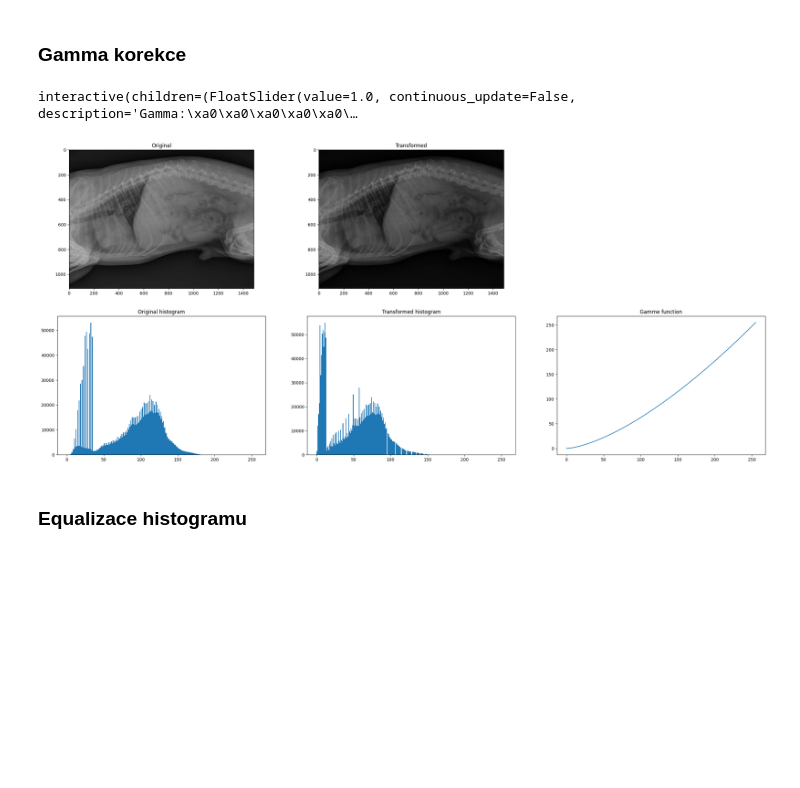
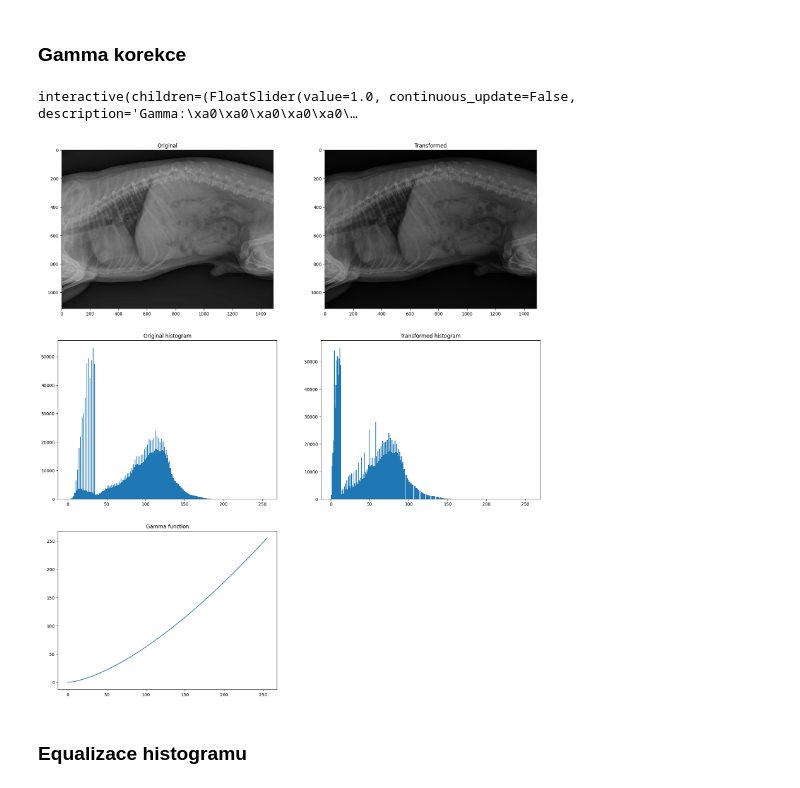
Before and after one commit to ImprolabFIT/BI-SVZ-coursework, a Jupyter notebook: showroom/monadic_operations/index.ipynb, the cells around one changed output. Saved outputs shown, nothing was run; the diff lists cells and outputs as text; code cells hidden in the pictures; blank space fills up the shorter version.

Commit message:
Fix tiny images

```diff
--- a/showroom/monadic_operations/index.ipynb
+++ b/showroom/monadic_operations/index.ipynb
@@ -42,38 +42,38 @@ interactive(children=(IntSlider(value=0, continuous_update=False, description='B
 # %%
 @widgets.interact(gamma_coef=create_slider(min=0.01, max=25,default = 1, description='Gamma:',slider_type = 'float',))
 def gamma_correct(gamma_coef):
     # define gamma transformation
     def gamma_transform(x, gamma):
         return ((x/255)**gamma)*255
 
     # transform img by applying gamma transformation
     img_transformed = gamma_transform(img, gamma_coef)
 
     # gamma function
     x = np.linspace(0, 255, 256)
     y = gamma_transform(x, gamma_coef)
 
     # plot original and transformed image, their histograms and gamma function
-    fig, axs = plt.subplots(2,3)
-    fig.set_size_inches(30, 13)
+    fig, axs = plt.subplots(3,2)
+    fig.set_size_inches(20, 22.5)
     axs[0, 0].imshow(img, cmap='gray', vmin=0, vmax=255)
     axs[0, 0].set_title('Original')
     axs[0, 1].imshow(img_transformed,cmap='gray', vmin=0, vmax=255)
     axs[0, 1].set_title('Transformed')
     axs[1, 0].hist(img.flatten(),256,[0,256],color = None)
     axs[1, 0].set_title('Original histogram')
     axs[1, 1].hist(img_transformed.flatten(),256,[0,256],color = None)
     axs[1, 1].set_title('Transformed histogram')
-    axs[1, 2].plot(x, y)
-    axs[0, 2].axis('off')
-    axs[1, 2].set_title('Gamme function')
+    axs[2, 0].plot(x, y)
+    axs[2, 0].set_title('Gamma function')
+    axs[2, 1].axis('off')
     plt.show()
 
 # gamma_coef = 1.5, is just example values, for course pages visualization
 gamma_correct(gamma_coef=1.5) # comment this line if you want to just use sliders without visualizing twice
 # %% [output]
 interactive(children=(FloatSlider(value=1.0, continuous_update=False, description='Gamma:\xa0\xa0\xa0\xa0\xa0\…
-[figure, old version]
+[figure, new version]
 # %% [markdown]
 ### Equalizace histogramu
 # %%
```
